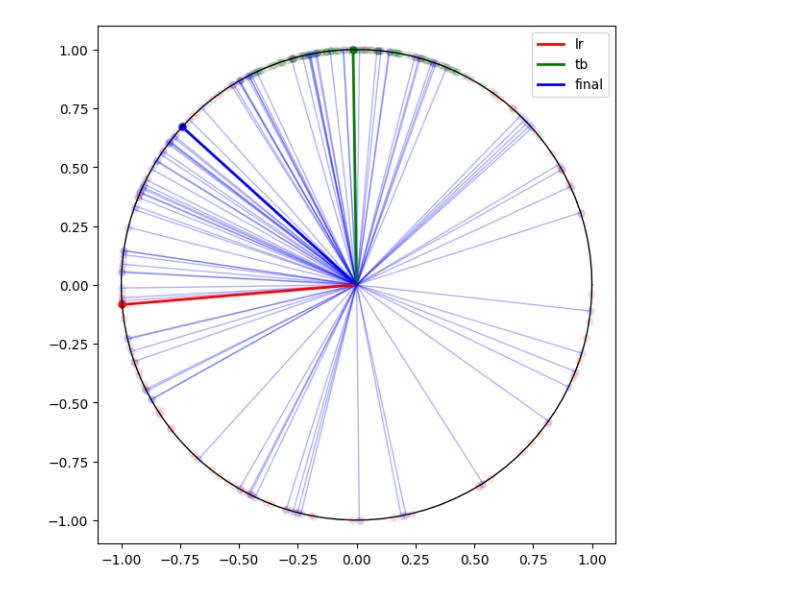
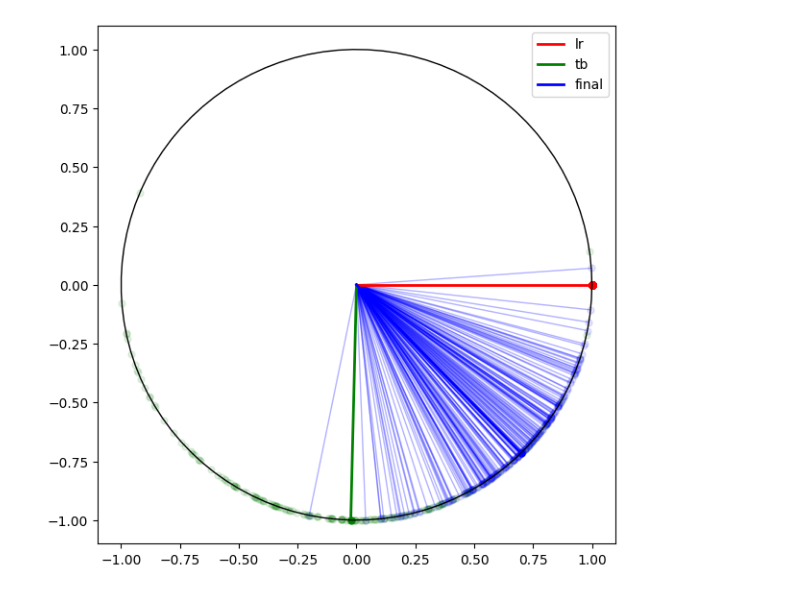
Before and after one commit to viktor-kertanov/master-math, a Jupyter notebook: self_exercises/reverse_engineering/colorful_vectors/colorful_vectors.ipynb, the cells around one changed output. Saved outputs shown, nothing was run; the diff lists cells and outputs as text; code cells hidden in the pictures.

```diff
--- a/self_exercises/reverse_engineering/colorful_vectors/colorful_vectors.ipynb
+++ b/self_exercises/reverse_engineering/colorful_vectors/colorful_vectors.ipynb
@@ -43,15 +46,17 @@ def proper_random_angle(cur_coord: list, max_x = CANVAS_W, max_y = CANVAS_W, num
     level_y = cur_coord[1] / max_y # measure of bottomness / topness
 
     # this is main trend which should be balanced by opposite motion
-    if level_x < 0.5:
-        left_right = np.random.randn(num)*np.pi*np.abs(0.5)
+    mu_scale_x = (0.5 - np.abs(0.5-level_x))*2
+    mu_scale_y = (0.5 - np.abs(0.5-level_y))*2
+    if level_x <= 0.5:
+        left_right = np.random.randn(num)*np.pi*mu_scale_x
     else:
-        left_right = np.random.randn(num)*np.pi*np.abs(level_x-.1)+np.pi
+        left_right = np.random.randn(num)*np.pi*mu_scale_x+np.pi
 
-    if level_y < .5:
-        top_bottom = np.random.randn(num)*np.pi*np.abs(level_y-.1) + np.pi/2
+    if level_y <= .5:
+        top_bottom = np.random.randn(num)*np.pi*mu_scale_y + np.pi/2
     else:
-        top_bottom = np.random.randn(num)*np.pi*np.abs(level_y-.1) + 3*np.pi/2
+        top_bottom = np.random.randn(num)*np.pi*mu_scale_y - np.pi/2
 
     final_angles = (top_bottom+left_right)/2
 
@@ -59,39 +64,39 @@ def proper_random_angle(cur_coord: list, max_x = CANVAS_W, max_y = CANVAS_W, num
             'tb': top_bottom,
             'final': final_angles}
 
-a = (90,0)
-angles_data = proper_random_angle(a, num=100)
+a = (0, 90)
+angles_data = proper_random_angle(a, num=200)
 angles = angles_data['final']
 
 for angle in angles_data["lr"]:
     plt.plot(np.cos(angle), np.sin(angle), 'ro', alpha=.1, markersize=5)
 
 for angle in angles_data["tb"]:
     plt.plot(np.cos(angle), np.sin(angle), 'go', alpha=.1, markersize=5)
 
 for angle in angles_data["final"]:
     plt.plot([0,np.cos(angle)], [0,np.sin(angle)], 'b', alpha=.3, linewidth=1)
     plt.plot(np.cos(angle), np.sin(angle), 'bo', alpha=.1, markersize=5)
 
 
 
 colors = ['r', 'g', 'b']
 for data_idx, data in enumerate(angles_data):
     plt.plot([0, np.cos(np.average(angles_data[data]))], [0, np.sin(np.average(angles_data[data]))], '-', color=colors[data_idx], linewidth=2, label=f'{data}')
     plt.plot(np.cos(np.average(angles_data[data])),  np.sin(np.average(angles_data[data])), 'o', color=colors[data_idx], markersize=5)
 
 
 thetas = np.linspace(0, 2*np.pi, 100)
 x = np.cos(thetas)
 y = np.sin(thetas)
 
 plt.plot(x, y, '-k', linewidth=1)
 plt.axis('square')
 plt.legend()
 plt.gcf().set_size_inches(7,7)
 plt.show()
 # %% [output]
-[figure, old version]
+[figure, new version]
 # %%
 cur_coord = [0,0]
 new_coord = [0,0]
```
Also changed, not shown: parts of 7 cells of this notebook, 1 other file.
